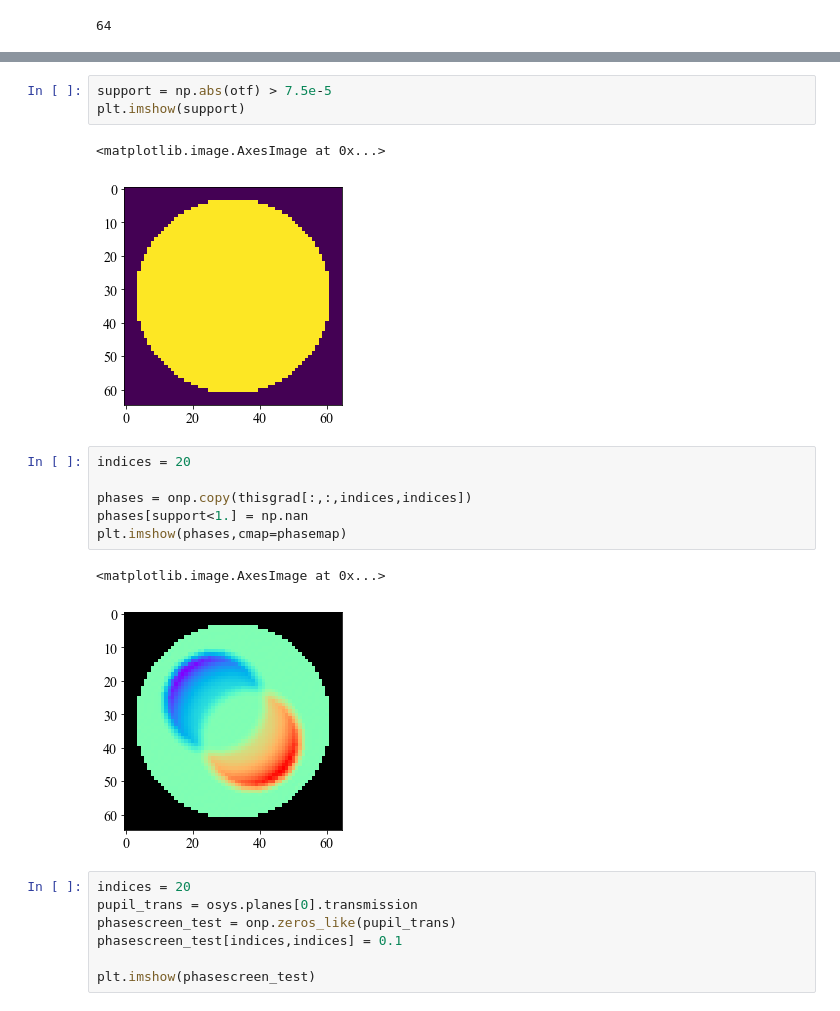
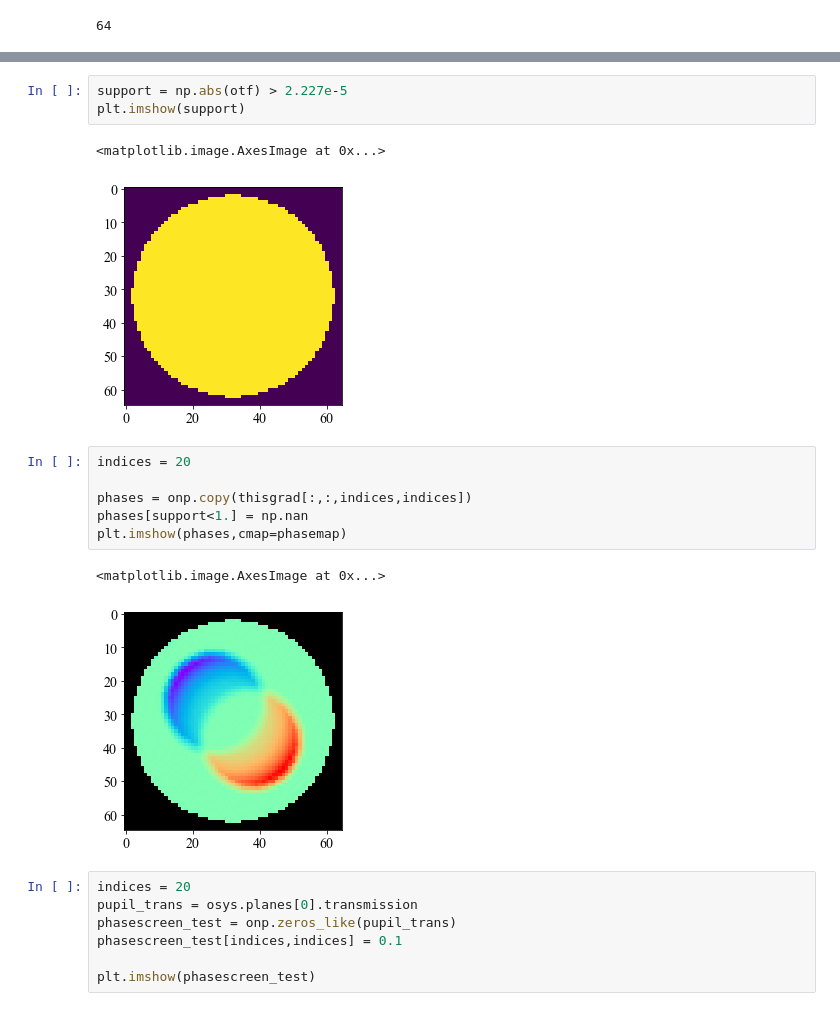
Before and after one commit to LouisDesdoigts/morphine, a Jupyter notebook: notebooks/morphine_uv_broadband.ipynb, the cells around one changed output, grey strips where cells are left out. Cells and saved outputs as stored; diff of their text form.

```diff
--- a/notebooks/morphine_uv_broadband.ipynb
+++ b/notebooks/morphine_uv_broadband.ipynb
@@ -260,9 +185,9 @@ Testing planetype: PlaneType.image
 # %%
-support = np.abs(otf) > 7.5e-5
+support = np.abs(otf) > 2.227e-5
 plt.imshow(support)
 # %% [output]
 <matplotlib.image.AxesImage at 0x...>
-[figure, old version]
+[figure, new version]
 # %%
 indices = 20
 
@@ -271,7 +196,7 @@ phases[support<1.] = np.nan
 plt.imshow(phases,cmap=phasemap)
 # %% [output]
 <matplotlib.image.AxesImage at 0x...>
-[figure, old version]
+[figure, new version]
 # %%
 indices = 20
 pupil_trans = osys.planes[0].transmission
```
Also changed, not shown: parts of 13 cells of this notebook, 4 other files.
